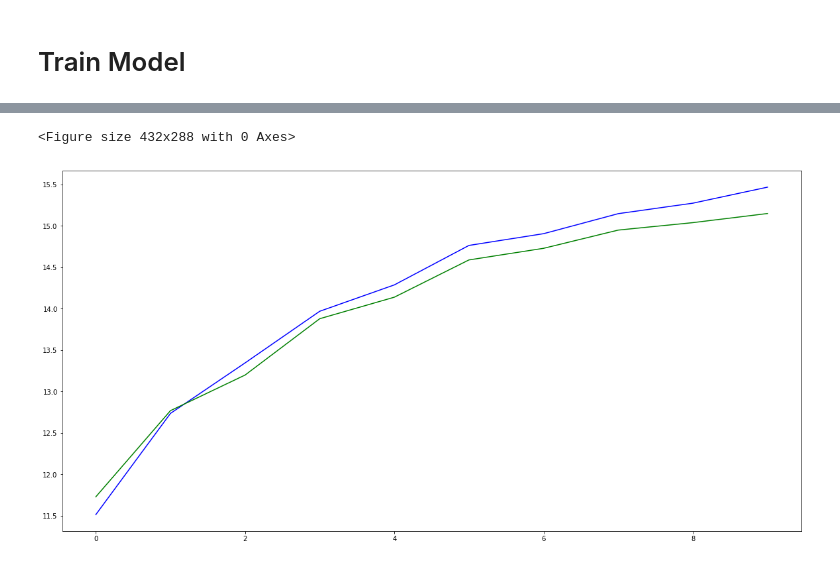
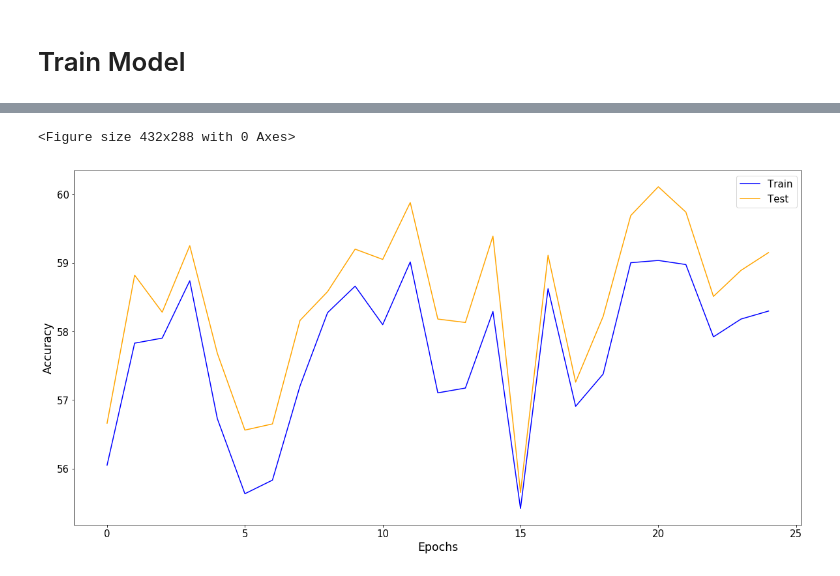
Before and after one commit to ReiiSky/RecurrentLabs, a Jupyter notebook: NeuralNetworks/NeuralNetwork.ipynb, the cells around one changed output, grey strips where cells are left out. Drawn from its saved outputs; the diff is of its cells as text; code cells hidden in the pictures.

```diff
--- a/NeuralNetworks/NeuralNetwork.ipynb
+++ b/NeuralNetworks/NeuralNetwork.ipynb
@@ -227,11 +251,11 @@ plt.imshow(compImage)
 # Train Model
 # %%
 #Create Network
-network = Network([784, 200, 10])
+network = Network([784, 30, 10])
 
 #Train Model
-batchSize = 128
-epochs = 10
-learningRate = .5
+batchSize = 10
+epochs = 25
+learningRate = 3.0
 trainingResults, testingResults = network.Train(trainingData, testingData, epochs, batchSize, learningRate)
 # %% [output]
@@ -259,9 +294,13 @@ plt.show()
 # %%
 plt.clf()
 plt.figure(figsize=(20,10))
-plt.plot([x/len(trainingData)*100 for x in trainingResults[0]], color="b")
-plt.plot([x/len(testingData)*100 for x in testingResults[0]], color="g")
+plt.plot([x/len(trainingData)*100 for x in trainingResults[0]], color="blue", label="Train")
+plt.plot([x/len(testingData)*100 for x in testingResults[0]], color="orange", label="Test")
+plt.ylabel("Accuracy", fontsize="xx-large")
+plt.xlabel("Epochs", fontsize="xx-large")
+plt.tick_params(labelsize=15)
+plt.legend(prop={'size': 15})
 plt.show()
 # %% [output]
 <Figure size 432x288 with 0 Axes>
-[figure, old version]
+[figure, new version]
```
Also changed, not shown: parts of 7 cells of this notebook.
